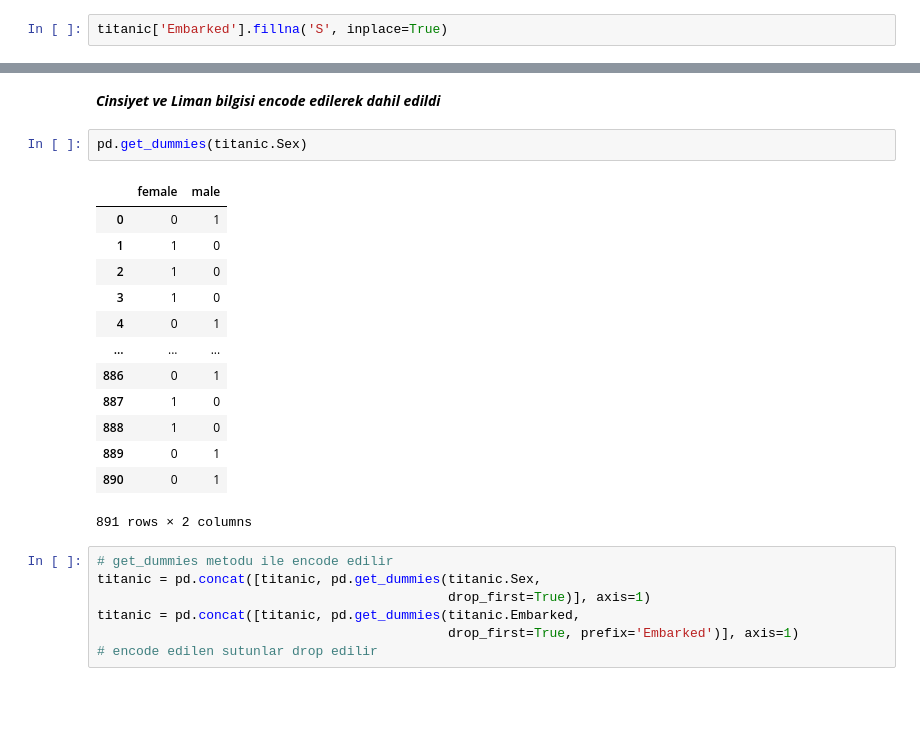
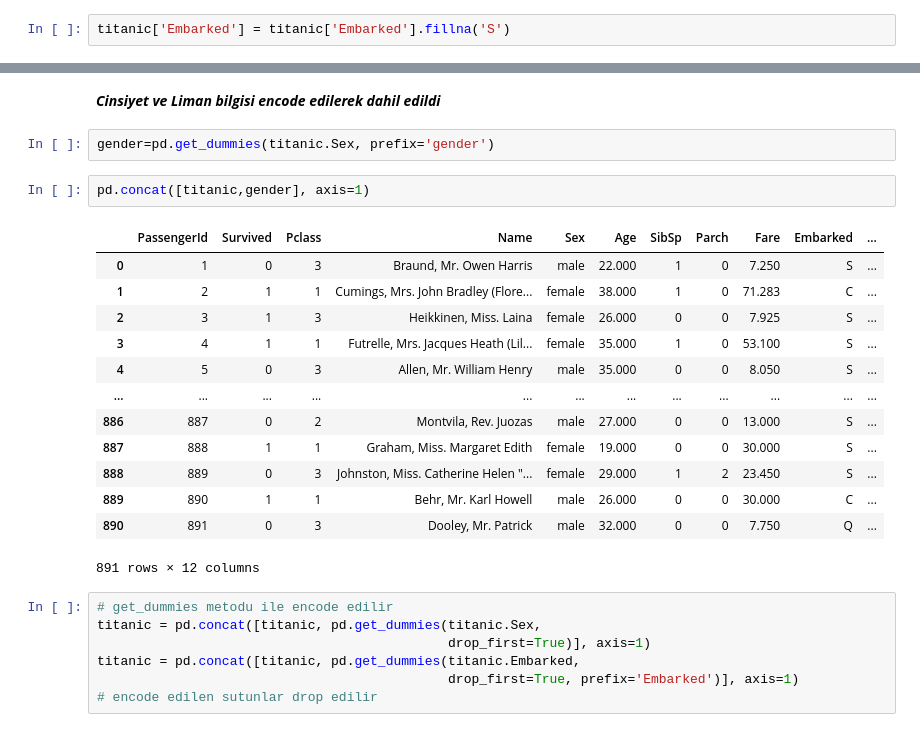
Before and after one commit to ahmetpergamum/datascience, a Jupyter notebook: 09_machine_learning_models/01_knn.ipynb, the cells around one changed output, grey strips where cells are left out. Cells and saved outputs as stored; diff of their text form; blank space fills up the shorter version.

```diff
--- a/09_machine_learning_models/01_knn.ipynb
+++ b/09_machine_learning_models/01_knn.ipynb
@@ -90,7 +85,7 @@ Name: Embarked, dtype: int64
 # %% [markdown]
 - Embarked 3 farkli deger almis, eksik veriler en sik karsilasilan degerle doldurulabilir.
 # %%
-titanic['Embarked'].fillna('S', inplace=True)
+titanic['Embarked'] = titanic['Embarked'].fillna('S')
 # %% [markdown]
 - Son olarak yas degeri de ortalama deger ile dolduruldu.
 # %%
@@ -118,21 +113,23 @@ memory usage: 69.7+ KB
 # %% [markdown]
 ***Cinsiyet ve Liman bilgisi encode edilerek dahil edildi***
 # %%
-pd.get_dummies(titanic.Sex)
+gender=pd.get_dummies(titanic.Sex, prefix='gender')
-# %% [output]
-|  | female | male |
-| 0 | 0 | 1 |
-| 1 | 1 | 0 |
-| 2 | 1 | 0 |
-| 3 | 1 | 0 |
-| 4 | 0 | 1 |
-| ... | ... | ... |
-| 886 | 0 | 1 |
-| 887 | 1 | 0 |
-| 888 | 1 | 0 |
-| 889 | 0 | 1 |
-| 890 | 0 | 1 |
-891 rows × 2 columns
+# %%
+pd.concat([titanic,gender], axis=1)
+# %% [output]
+|  | PassengerId | Survived | Pclass | Name | Sex | Age | SibSp | Parch | Fare | Embarked | ... |
+| 0 | 1 | 0 | 3 | Braund, Mr. Owen Harris | male | 22.000 | 1 | 0 | 7.250 | S | ... |
+| 1 | 2 | 1 | 1 | Cumings, Mrs. John Bradley (Flore... | female | 38.000 | 1 | 0 | 71.283 | C | ... |
+| 2 | 3 | 1 | 3 | Heikkinen, Miss. Laina | female | 26.000 | 0 | 0 | 7.925 | S | ... |
+| 3 | 4 | 1 | 1 | Futrelle, Mrs. Jacques Heath (Lil... | female | 35.000 | 1 | 0 | 53.100 | S | ... |
+| 4 | 5 | 0 | 3 | Allen, Mr. William Henry | male | 35.000 | 0 | 0 | 8.050 | S | ... |
+| ... | ... | ... | ... | ... | ... | ... | ... | ... | ... | ... | ... |
+| 886 | 887 | 0 | 2 | Montvila, Rev. Juozas | male | 27.000 | 0 | 0 | 13.000 | S | ... |
+| 887 | 888 | 1 | 1 | Graham, Miss. Margaret Edith | female | 19.000 | 0 | 0 | 30.000 | S | ... |
+| 888 | 889 | 0 | 3 | Johnston, Miss. Catherine Helen "... | female | 29.000 | 1 | 2 | 23.450 | S | ... |
+| 889 | 890 | 1 | 1 | Behr, Mr. Karl Howell | male | 26.000 | 0 | 0 | 30.000 | C | ... |
+| 890 | 891 | 0 | 3 | Dooley, Mr. Patrick | male | 32.000 | 0 | 0 | 7.750 | Q | ... |
+891 rows × 12 columns
 # %%
 # get_dummies metodu ile encode edilir
 titanic = pd.concat([titanic, pd.get_dummies(titanic.Sex,
```
Also changed, not shown: parts of 17 cells of this notebook.
